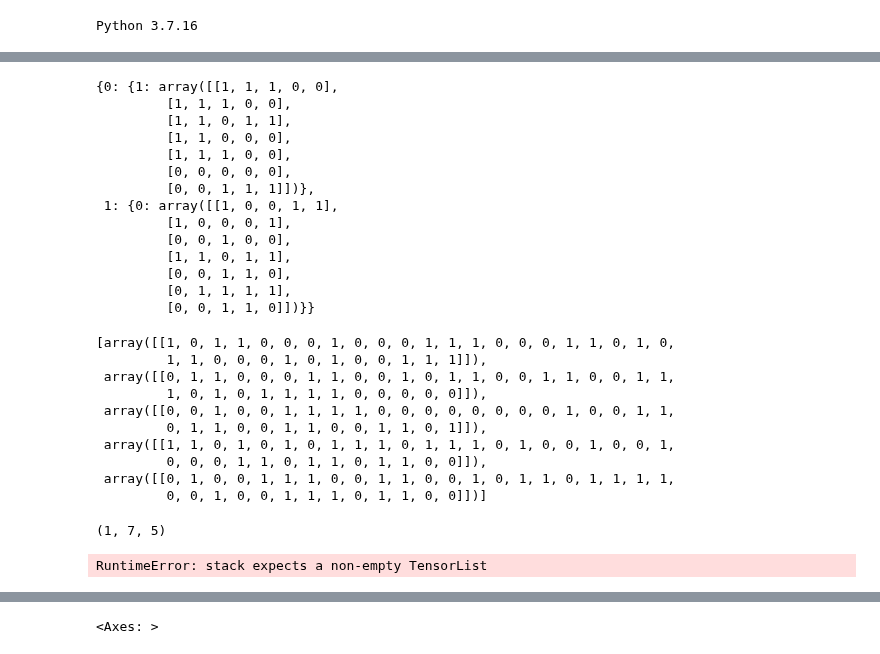
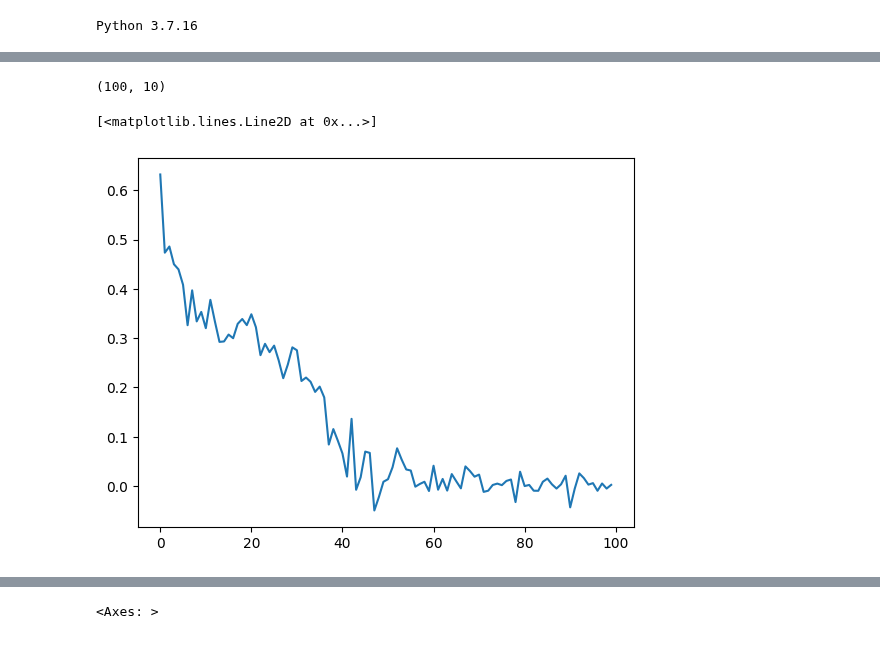
Before and after one commit to i4ata/BScProject, a Jupyter notebook: ppo_negotiation_rec/PPO_negotiation_tryouts.ipynb, the cells around one changed output, grey strips where cells are left out. Saved outputs shown, nothing was run; the diff lists cells and outputs as text; code cells hidden in the pictures.

Commit message:
negotiation setup, first runs

```diff
--- a/ppo_negotiation_rec/PPO_negotiation_tryouts.ipynb
+++ b/ppo_negotiation_rec/PPO_negotiation_tryouts.ipynb
@@ -154,38 +153,11 @@ NameError: name 'b' is not defined
-# %%
-envs[0].proposals
-# %% [output]
-{0: {1: array([[1, 1, 1, 0, 0],
-         [1, 1, 1, 0, 0],
-         [1, 1, 0, 1, 1],
-         [1, 1, 0, 0, 0],
-         [1, 1, 1, 0, 0],
-         [0, 0, 0, 0, 0],
-         [0, 0, 1, 1, 1]])},
- 1: {0: array([[1, 0, 0, 1, 1],
-         [1, 0, 0, 0, 1],
-         [0, 0, 1, 0, 0],
-         [1, 1, 0, 1, 1],
-         [0, 0, 1, 1, 0],
-         [0, 1, 1, 1, 1],
-         [0, 0, 1, 1, 0]])}}
-# %%
-ac[0]['promises']
-# %% [output]
-[array([[1, 0, 1, 1, 0, 0, 0, 1, 0, 0, 0, 1, 1, 1, 0, 0, 0, 1, 1, 0, 1, 0,
-         1, 1, 0, 0, 0, 1, 0, 1, 0, 0, 1, 1, 1]]),
- array([[0, 1, 1, 0, 0, 0, 1, 1, 0, 0, 1, 0, 1, 1, 0, 0, 1, 1, 0, 0, 1, 1,
-         1, 0, 1, 0, 1, 1, 1, 1, 0, 0, 0, 0, 0]]),
- array([[0, 0, 1, 0, 0, 1, 1, 1, 1, 0, 0, 0, 0, 0, 0, 0, 0, 1, 0, 0, 1, 1,
-         0, 1, 1, 0, 0, 1, 1, 0, 0, 1, 1, 0, 1]]),
- array([[1, 1, 0, 1, 0, 1, 0, 1, 1, 1, 0, 1, 1, 1, 0, 1, 0, 0, 1, 0, 0, 1,
-         0, 0, 0, 1, 1, 0, 1, 1, 0, 1, 1, 0, 0]]),
- array([[0, 1, 0, 0, 1, 1, 1, 0, 0, 1, 1, 0, 0, 1, 0, 1, 1, 0, 1, 1, 1, 1,
-         0, 0, 1, 0, 0, 1, 1, 1, 0, 1, 1, 0, 0]])]
-# %%
-ac[0]['promises'][0].reshape(-1, *envs[0].default_agent_action_mask.shape).shape
-# %% [output]
-(1, 7, 5)
-# %%
-agents[0].update()
-# %% [output]
-RuntimeError: stack expects a non-empty TensorList
+# %%
+a = np.array(agents[0].nets['negotiationNet'].loss_collection)
+a = a.reshape(100, -1)
+a.shape
+# %% [output]
+(100, 10)
+# %%
+plt.plot(np.array(agents[0].nets['activityNet'].loss_collection).reshape(100, -1).mean(axis = 1))
+# %% [output]
+[<matplotlib.lines.Line2D at 0x...>]
+[figure, added]
```
Also changed, not shown: parts of 7 cells of this notebook, 4 other files.
